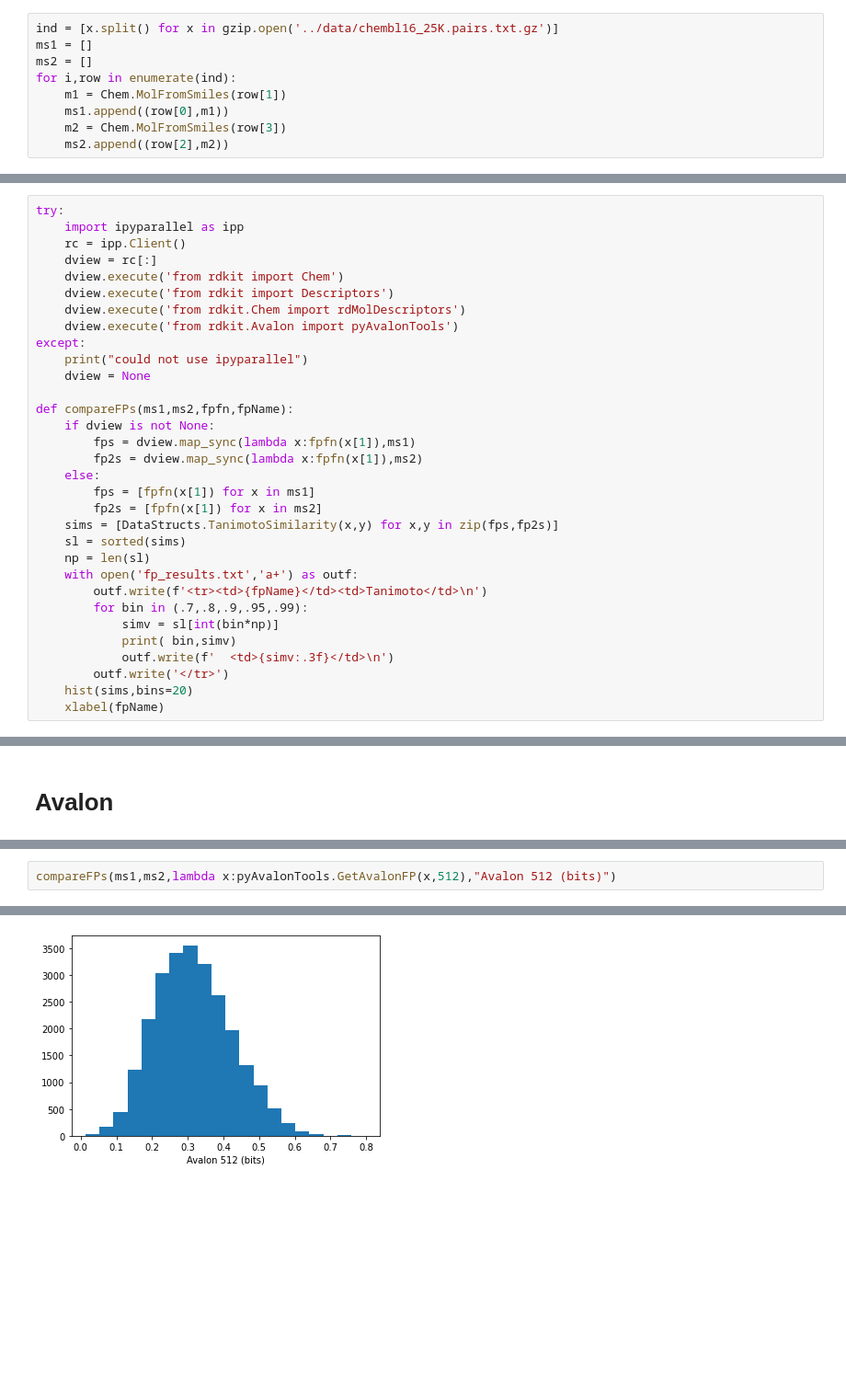
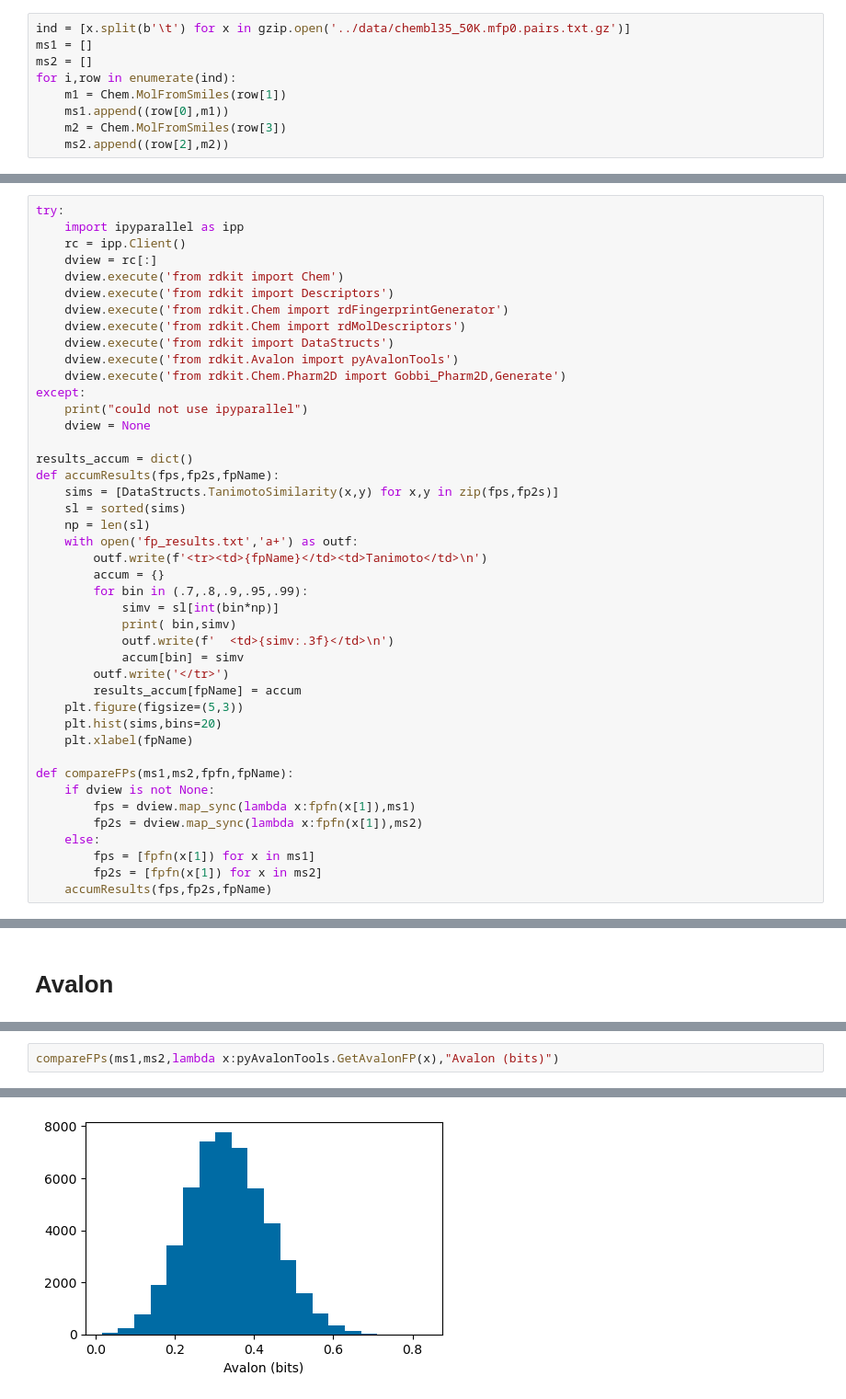
Before and after one commit to greglandrum/rdkit-blog, a Jupyter notebook: posts/2021-05-18-fingerprint-thresholds1.ipynb, the cells around one changed output, grey strips where cells are left out. Shown: that part at 92% size. Cells and saved outputs as stored; diff of their text form; blank space fills up the shorter version.

```diff
--- a/posts/2021-05-18-fingerprint-thresholds1.ipynb
+++ b/posts/2021-05-18-fingerprint-thresholds1.ipynb
@@ -258,5 +262,5 @@ As a quick reminder: these are pairs of molecules taken from ChEMBL with MW<600
 # %%
-ind = [x.split() for x in gzip.open('../data/chembl16_25K.pairs.txt.gz')]
+ind = [x.split(b'\t') for x in gzip.open('../data/chembl35_50K.mfp0.pairs.txt.gz')]
 ms1 = []
 ms2 = []
 for i,row in enumerate(ind):
@@ -276,11 +280,33 @@ try:
     dview = rc[:]
     dview.execute('from rdkit import Chem')
     dview.execute('from rdkit import Descriptors')
+    dview.execute('from rdkit.Chem import rdFingerprintGenerator')
     dview.execute('from rdkit.Chem import rdMolDescriptors')
+    dview.execute('from rdkit import DataStructs')
     dview.execute('from rdkit.Avalon import pyAvalonTools')
+    dview.execute('from rdkit.Chem.Pharm2D import Gobbi_Pharm2D,Generate')
 except:
     print("could not use ipyparallel")
     dview = None
+
+results_accum = dict()
+def accumResults(fps,fp2s,fpName):
+    sims = [DataStructs.TanimotoSimilarity(x,y) for x,y in zip(fps,fp2s)]
+    sl = sorted(sims)
+    np = len(sl)
+    with open('fp_results.txt','a+') as outf:
+        outf.write(f'<tr><td>{fpName}</td><td>Tanimoto</td>\n')
+        accum = {}
+        for bin in (.7,.8,.9,.95,.99):
+            simv = sl[int(bin*np)]
+            print( bin,simv)
+            outf.write(f'  <td>{simv:.3f}</td>\n')
+            accum[bin] = simv
+        outf.write('</tr>')
+        results_accum[fpName] = accum
+    plt.figure(figsize=(5,3))
+    plt.hist(sims,bins=20)
+    plt.xlabel(fpName)
 
 def compareFPs(ms1,ms2,fpfn,fpName):
     if dview is not None:
@@ -289,18 +315,7 @@ def compareFPs(ms1,ms2,fpfn,fpName):
     else:
         fps = [fpfn(x[1]) for x in ms1]
         fp2s = [fpfn(x[1]) for x in ms2]
-    sims = [DataStructs.TanimotoSimilarity(x,y) for x,y in zip(fps,fp2s)]
-    sl = sorted(sims)
-    np = len(sl)
-    with open('fp_results.txt','a+') as outf:
-        outf.write(f'<tr><td>{fpName}</td><td>Tanimoto</td>\n')
-        for bin in (.7,.8,.9,.95,.99):
-            simv = sl[int(bin*np)]
-            print( bin,simv)
-            outf.write(f'  <td>{simv:.3f}</td>\n')
-        outf.write('</tr>')
-    hist(sims,bins=20)
-    xlabel(fpName)
+    accumResults(fps,fp2s,fpName)
 # %% [markdown]
 # MACCS
 # %%
@@ -593,3 +679,3 @@ compareFPs(ms1,ms2,lambda x:rdMolDescriptors.GetHashedTopologicalTorsionFingerpr
 # %%
-compareFPs(ms1,ms2,lambda x:pyAvalonTools.GetAvalonFP(x,512),"Avalon 512 (bits)")
+compareFPs(ms1,ms2,lambda x:pyAvalonTools.GetAvalonFP(x),"Avalon (bits)")
 # %% [output]
@@ -601 +687 @@ compareFPs(ms1,ms2,lambda x:pyAvalonTools.GetAvalonFP(x,512),"Avalon 512 (bits)"
-[figure, old version]
+[figure, new version]
```
Also changed, not shown: parts of 61 cells of this notebook, 37 other files.
